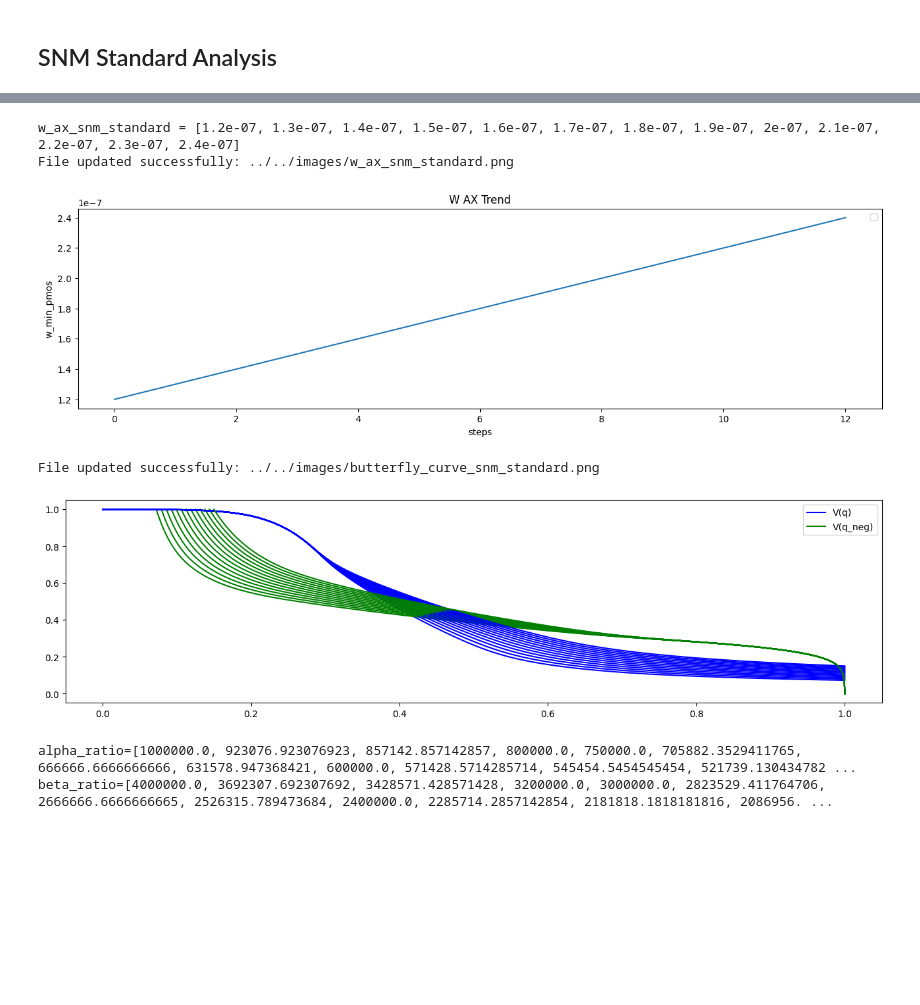
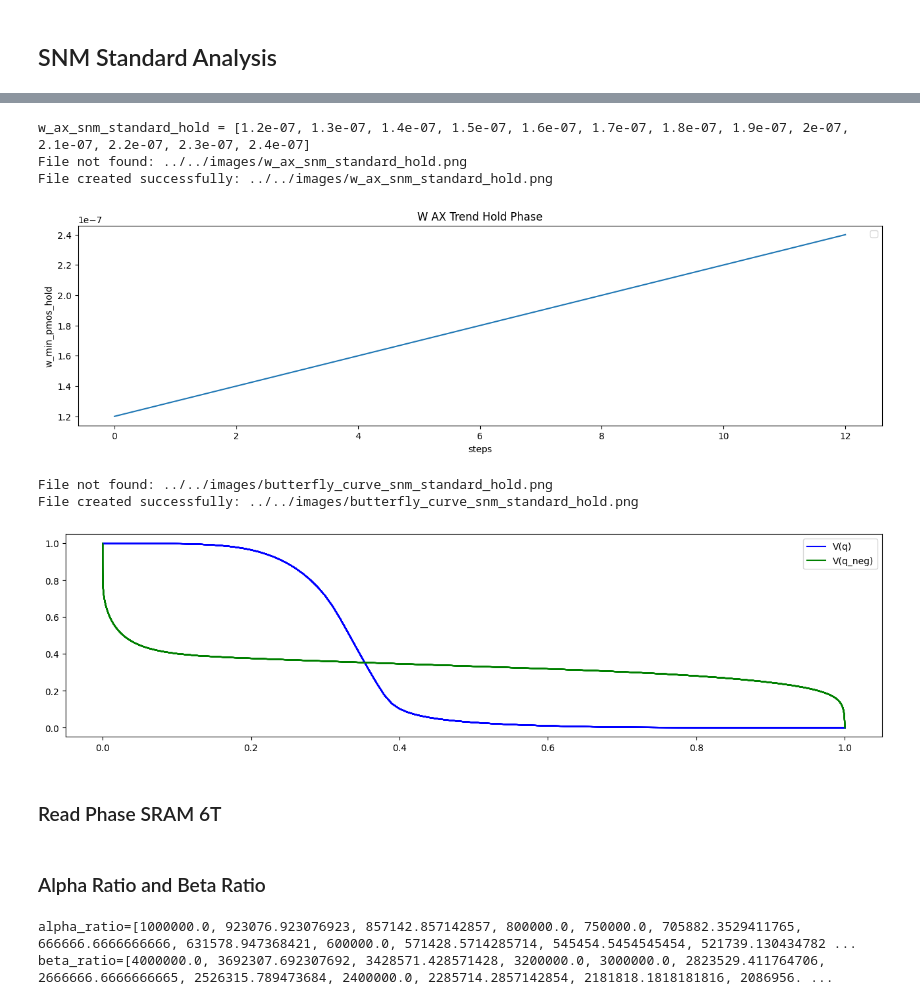
Before and after one commit to gubbriaco/sram-analysis, a Jupyter notebook: python/drv-analysis/drv_analysis.ipynb, the cells around one changed output, grey strips where cells are left out. Cells and saved outputs as stored; diff of their text form; code cells hidden in the pictures; blank space fills up the shorter version.

Commit message:
curva a farfalla hold corretta

```diff
--- a/python/drv-analysis/drv_analysis.ipynb
+++ b/python/drv-analysis/drv_analysis.ipynb
@@ -70,40 +74,46 @@ File updated successfully: ../../images/snm_standard_simulation.png
 # %%
-snm_standard_log_file_path = f"./{snm_standard_log}"
+snm_standard_hold_log_file_path = f"./{snm_standard_hold_log}"
 
-with open(snm_standard_log_file_path, "r") as file:
+with open(snm_standard_hold_log_file_path, "r") as file:
     content = file.read()
 
 
-w_ax_snm_standard_data = re.search(w_ax_snm_standard_pattern, content, re.DOTALL).group(1)
-w_ax_snm_standard_lines = w_ax_snm_standard_data.strip().split('\n')[1:]
-w_ax_snm_standard = [float(line.split('\t')[1]) for line in w_ax_snm_standard_lines]
+w_ax_snm_standard_hold_data = re.search(w_ax_snm_standard_pattern, content, re.DOTALL).group(1)
+w_ax_snm_standard_hold_lines = w_ax_snm_standard_hold_data.strip().split('\n')[1:]
+w_ax_snm_standard_hold = [float(line.split('\t')[1]) for line in w_ax_snm_standard_hold_lines]
 
-print(f'w_ax_snm_standard = {w_ax_snm_standard}')
+print(f'w_ax_snm_standard_hold = {w_ax_snm_standard_hold}')
 plt.figure(figsize=(16, 4))
-plt.legend(['w_ax_snm_standard'])
-plt.plot(w_ax_snm_standard, label='w_ax_snm_standard')
-plt.ylabel('w_min_pmos'); plt.xlabel('steps'); plt.title('W AX Trend')
-w_ax_snm_standard_path_image = os.path.join(images, "w_ax_snm_standard.png")
-check_output_image(w_ax_snm_standard_path_image)
-plt.savefig(w_ax_snm_standard_path_image)
+plt.legend(['w_ax_snm_standard_hold'])
+plt.plot(w_ax_snm_standard_hold, label='w_ax_snm_standard_hold')
+plt.ylabel('w_min_pmos_hold'); plt.xlabel('steps'); plt.title('W AX Trend Hold Phase')
+w_ax_snm_standard_hold_path_image = os.path.join(images, "w_ax_snm_standard_hold.png")
+check_output_image(w_ax_snm_standard_hold_path_image)
+plt.savefig(w_ax_snm_standard_hold_path_image)
 plt.show()
 # %% [output]
-w_ax_snm_standard = [1.2e-07, 1.3e-07, 1.4e-07, 1.5e-07, 1.6e-07, 1.7e-07, 1.8e-07, 1.9e-07, 2e-07, 2.1e-07, 2.2e-07, 2.3e-07, 2.4e-07]
-File updated successfully: ../../images/w_ax_snm_standard.png
+w_ax_snm_standard_hold = [1.2e-07, 1.3e-07, 1.4e-07, 1.5e-07, 1.6e-07, 1.7e-07, 1.8e-07, 1.9e-07, 2e-07, 2.1e-07, 2.2e-07, 2.3e-07, 2.4e-07]
+File not found: ../../images/w_ax_snm_standard_hold.png
+File created successfully: ../../images/w_ax_snm_standard_hold.png
-[figure, old version]
+[figure, new version]
 # %%
 plt.figure(figsize=(16, 4))
 for step in range(len(steps)):
-    plt.plot(vsweep_snm_standard.get_wave(step), v_q_snm_standard.get_wave(step), label=steps[step], color='blue')
-    plt.plot(v_q_snm_standard.get_wave(step), vsweep_snm_standard.get_wave(step), label=steps[step], color='green')
+    plt.plot(vsweep_snm_standard_hold.get_wave(step), v_q_snm_standard_hold.get_wave(step), label=steps[step], color='blue')
+    plt.plot(v_q_snm_standard_hold.get_wave(step), vsweep_snm_standard_hold.get_wave(step), label=steps[step], color='green')
 plt.legend(["V(q)", "V(q_neg)"])
-butterfly_curve_snm_standard_path_image = os.path.join(images, "butterfly_curve_snm_standard.png")
-check_output_image(butterfly_curve_snm_standard_path_image)
-plt.savefig(butterfly_curve_snm_standard_path_image)
+butterfly_curve_snm_standard_hold_path_image = os.path.join(images, "butterfly_curve_snm_standard_hold.png")
+check_output_image(butterfly_curve_snm_standard_hold_path_image)
+plt.savefig(butterfly_curve_snm_standard_hold_path_image)
 plt.show()
 # %% [output]
-File updated successfully: ../../images/butterfly_curve_snm_standard.png
+File not found: ../../images/butterfly_curve_snm_standard_hold.png
+File created successfully: ../../images/butterfly_curve_snm_standard_hold.png
-[figure, old version]
+[figure, new version]
+# %% [markdown]
+<h3>Read Phase SRAM 6T</h3>
+# %% [markdown]
+<h3>Alpha Ratio and Beta Ratio</h3>
 # %%
 w_pu = str2float(w_pmos_q)
 w_pd = str2float(w_nmos_q)
```
Also changed, not shown: parts of 4 cells of this notebook, 17 other files.
